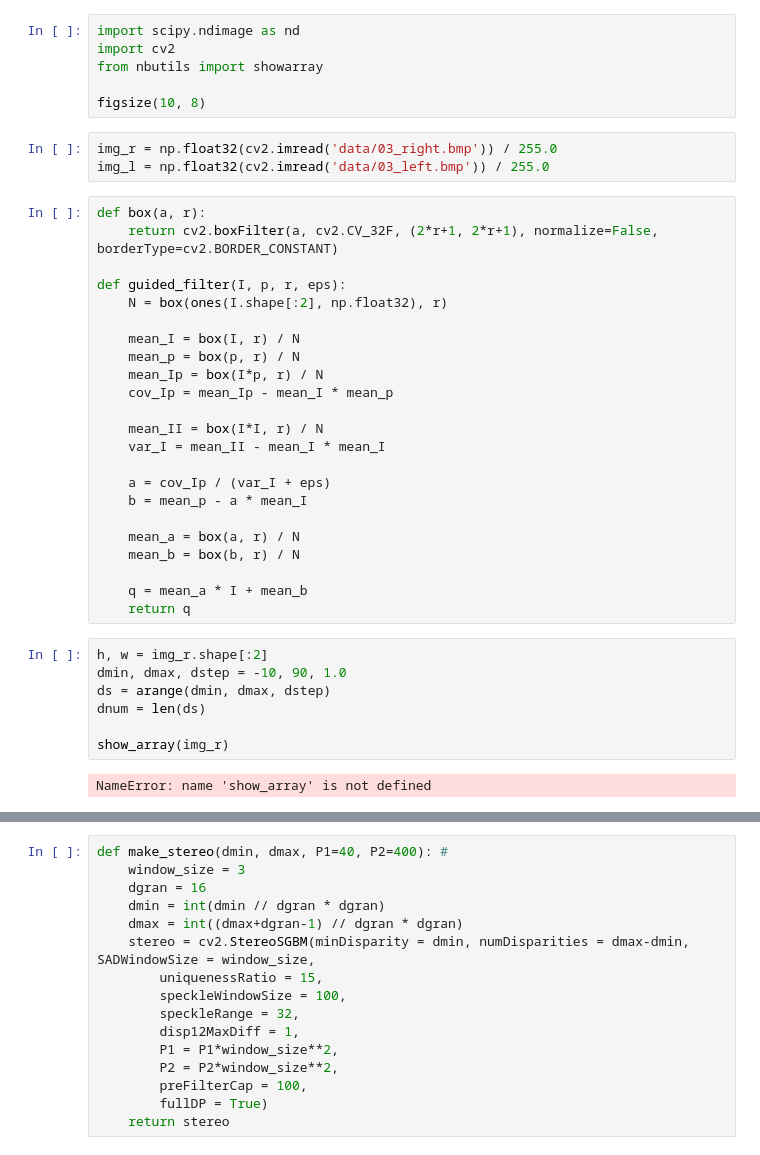
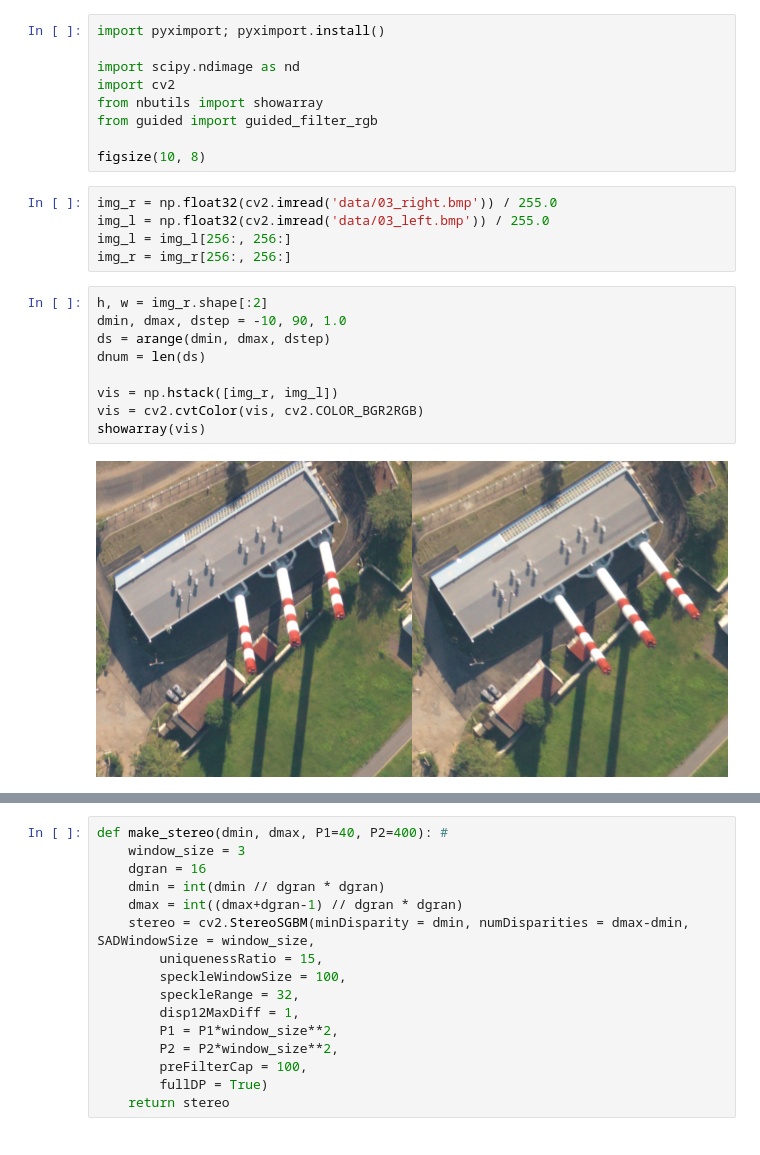
Before and after one commit to znah/notebooks, a Jupyter notebook: stereo.ipynb, the cells around one changed output, grey strips where cells are left out. Saved outputs shown, nothing was run; the diff lists cells and outputs as text.

```diff
--- a/stereo.ipynb
+++ b/stereo.ipynb
@@ -1,41 +1,25 @@
 # %%
+import pyximport; pyximport.install()
+
 import scipy.ndimage as nd
 import cv2
 from nbutils import showarray
+from guided import guided_filter_rgb
 
 figsize(10, 8)
 # %%
 img_r = np.float32(cv2.imread('data/03_right.bmp')) / 255.0
 img_l = np.float32(cv2.imread('data/03_left.bmp')) / 255.0
+img_l = img_l[256:, 256:]
+img_r = img_r[256:, 256:]
-# %%
-def box(a, r):
-    return cv2.boxFilter(a, cv2.CV_32F, (2*r+1, 2*r+1), normalize=False, borderType=cv2.BORDER_CONSTANT)
-
-def guided_filter(I, p, r, eps):
-    N = box(ones(I.shape[:2], np.float32), r)
-
-    mean_I = box(I, r) / N
-    mean_p = box(p, r) / N
-    mean_Ip = box(I*p, r) / N
-    cov_Ip = mean_Ip - mean_I * mean_p
-
-    mean_II = box(I*I, r) / N
-    var_I = mean_II - mean_I * mean_I
-
-    a = cov_Ip / (var_I + eps)
-    b = mean_p - a * mean_I
-
-    mean_a = box(a, r) / N
-    mean_b = box(b, r) / N
-
-    q = mean_a * I + mean_b
-    return q
 # %%
 h, w = img_r.shape[:2]
 dmin, dmax, dstep = -10, 90, 1.0
 ds = arange(dmin, dmax, dstep)
 dnum = len(ds)
 
-show_array(img_r)
+vis = np.hstack([img_r, img_l])
+vis = cv2.cvtColor(vis, cv2.COLOR_BGR2RGB)
+showarray(vis)
 # %% [output]
-NameError: name 'show_array' is not defined
+[figure, added]
```
Also changed, not shown: parts of 5 cells of this notebook, 4 other files.
